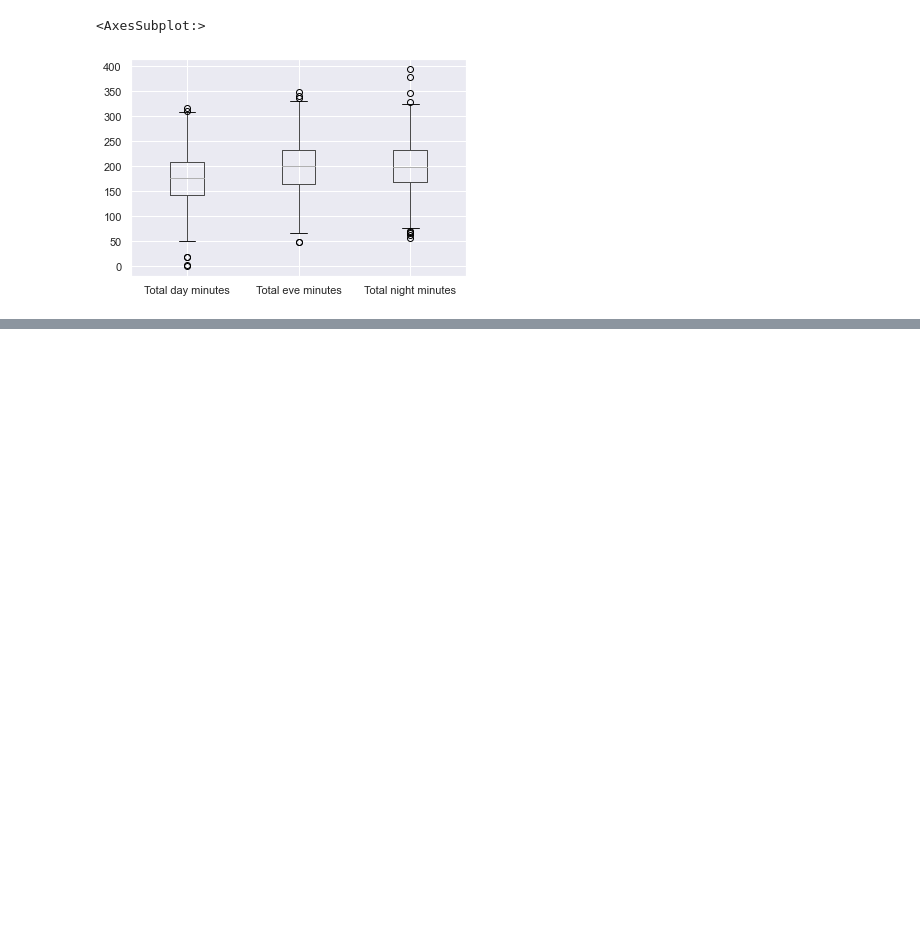
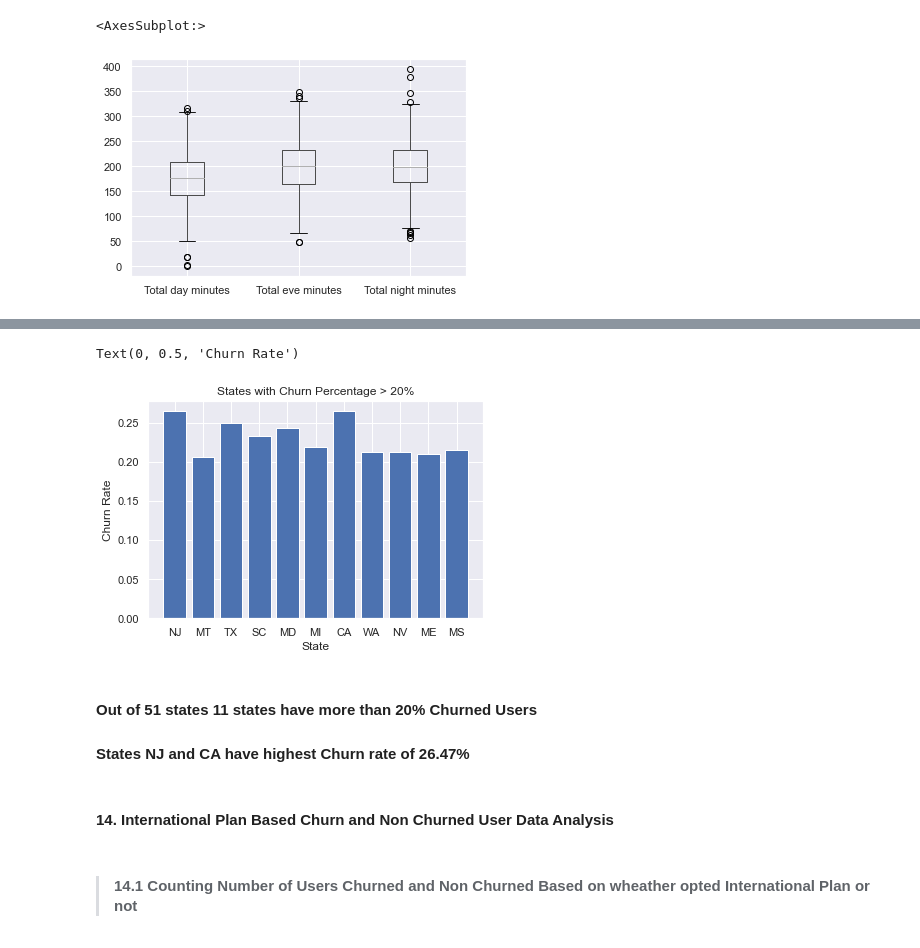
Before and after one commit to codes-by-vamshi/EDA-TelecomChurn, a Jupyter notebook: Telecom Churn - Sai Krishna Vamshi Devarasetty.ipynb, the cells around one changed output, grey strips where cells are left out. Drawn from its saved outputs; the diff is of its cells as text; code cells hidden in the pictures; blank space fills up the shorter version.

```diff
--- a/Telecom Churn - Sai Krishna Vamshi Devarasetty.ipynb
+++ b/Telecom Churn - Sai Krishna Vamshi Devarasetty.ipynb
@@ -375,0 +384,7 @@ Area Code 510 Non Churned Users Call Minutes
+# %%
+uniqueStates = list(TelecomChurnDF['State'].unique())
+print("Unique States in Data are ", uniqueStates)
+print('---------------------------------')
+StateWiseChurnedAndNonChurnedCounts = TelecomChurnDF.groupby(['State', 'Churn'])['Churn'].count()
+print("State wise Churn and Non Churn Count")
+StateWiseChurnedAndNonChurnedCounts
@@ -375,0 +410,10 @@ Area Code 510 Non Churned Users Call Minutes
+# %%
+StateChurnedPercentage = {}
+for i in uniqueStates:
+    StateChurnedPercentage[i] = (StateWiseChurnedAndNonChurnedCounts.loc[i,True])/(StateWiseChurnedAndNonChurnedCounts.loc[i,True] + StateWiseChurnedAndNonChurnedCounts.loc[i,False])
+print('State wise Churn Rate')
+print(StateChurnedPercentage)
+print('----------------------')
+print('States with more than 20% churn rate')
+StateChurnedPercentageMoreThan20 = {k:v for k,v in StateChurnedPercentage.items() if v>0.2}
+print(StateChurnedPercentageMoreThan20)
@@ -375,0 +426,16 @@ Area Code 510 Non Churned Users Call Minutes
+# %%
+plt.bar(*zip(*StateChurnedPercentageMoreThan20.items()))
+plt.title('States with Churn Percentage > 20%')
+plt.xlabel('State')
+plt.ylabel('Churn Rate')
+# %% [output]
+Text(0, 0.5, 'Churn Rate')
+[figure, added]
+# %% [markdown]
+#### Out of 51 states 11 states have more than 20% Churned Users
+
+#### States NJ and CA have highest Churn rate of 26.47%
+# %% [markdown]
+#### 14. International Plan Based Churn and Non Churned User Data Analysis
+# %% [markdown]
+> #### 14.1 Counting Number of Users Churned and Non Churned Based on wheather opted International Plan or not
```
Also changed, not shown: parts of 19 cells of this notebook.
